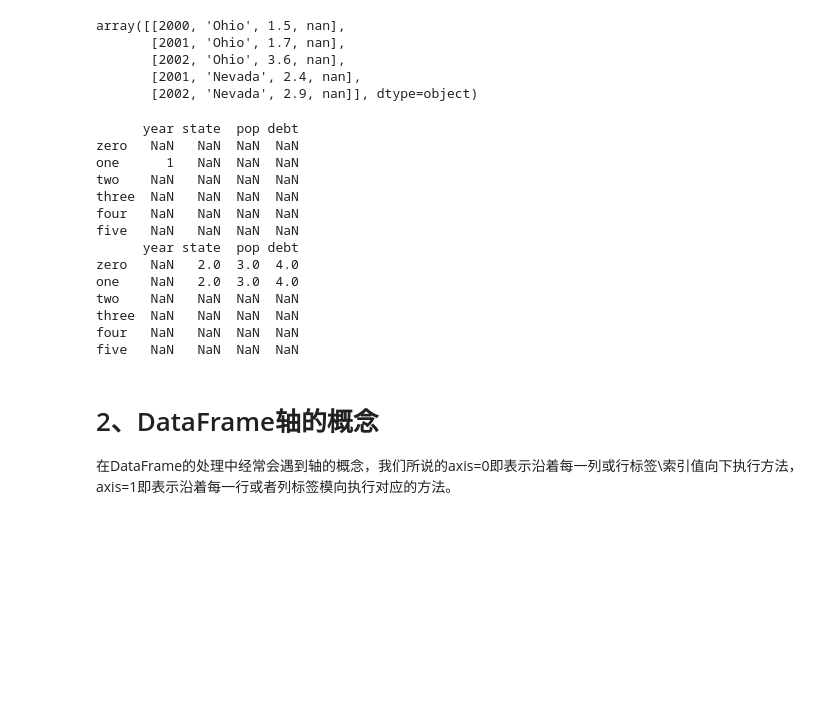
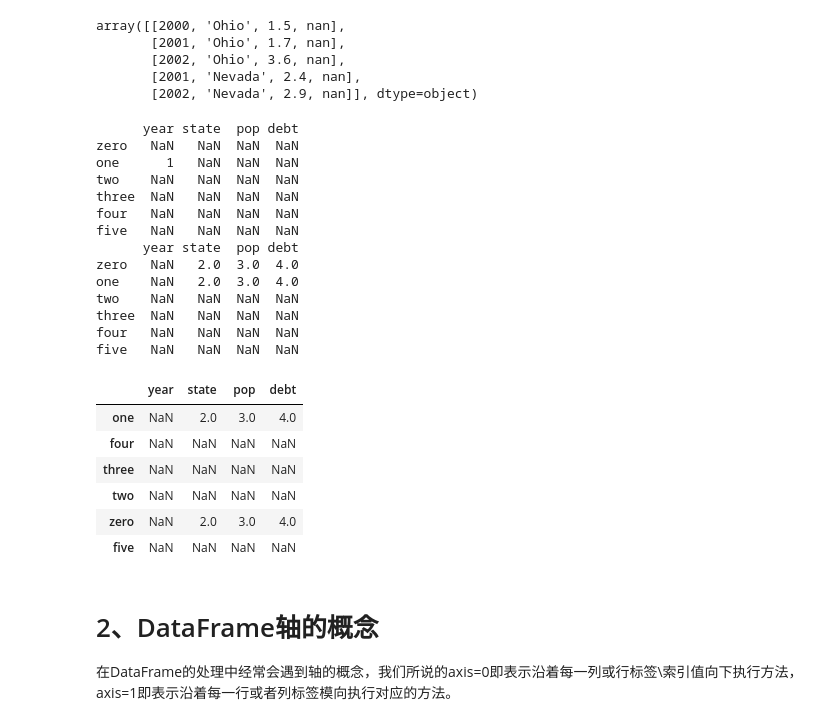
Before and after one commit to huangxioaxie/dl, a Jupyter notebook: code/pythonwork/d2l-zh/pytorch/MyWork/MyStudy/pandasDemo.ipynb, the cells around one changed output. Drawn from its saved outputs; the diff is of its cells as text; code cells hidden in the pictures; blank space fills up the shorter version.

```diff
--- a/code/pythonwork/d2l-zh/pytorch/MyWork/MyStudy/pandasDemo.ipynb
+++ b/code/pythonwork/d2l-zh/pytorch/MyWork/MyStudy/pandasDemo.ipynb
@@ -47,33 +47,42 @@ array([[2000, 'Ohio', 1.5, nan],
 # %%
 ids = ['zero','one','two','three','four','five']
 my_df = pd.DataFrame([],index=ids,columns=['year','state','pop','debt'])
 my_df
 my_df.loc['one','year'] = 1
 print(my_df)
 
 data_line = {}
 data_line['debt'] = 4
 data_line['pop'] = 3
 data_line['state'] = 2
 # data_line['year'] = 1
 my_df.loc['one'] = data_line
 my_df.loc['zero'] = data_line
 print(my_df)
+my_df = my_df.sample(frac = 1) #打乱样本
+my_df
 # %% [output]
       year state  pop debt
 zero   NaN   NaN  NaN  NaN
 one      1   NaN  NaN  NaN
 two    NaN   NaN  NaN  NaN
 three  NaN   NaN  NaN  NaN
 four   NaN   NaN  NaN  NaN
 five   NaN   NaN  NaN  NaN
       year state  pop debt
 zero   NaN   2.0  3.0  4.0
 one    NaN   2.0  3.0  4.0
 two    NaN   NaN  NaN  NaN
 three  NaN   NaN  NaN  NaN
 four   NaN   NaN  NaN  NaN
 five   NaN   NaN  NaN  NaN
+|  | year | state | pop | debt |
+| one | NaN | 2.0 | 3.0 | 4.0 |
+| four | NaN | NaN | NaN | NaN |
+| three | NaN | NaN | NaN | NaN |
+| two | NaN | NaN | NaN | NaN |
+| zero | NaN | 2.0 | 3.0 | 4.0 |
+| five | NaN | NaN | NaN | NaN |
 # %% [markdown]
 # 2、DataFrame轴的概念
  在DataFrame的处理中经常会遇到轴的概念，我们所说的axis=0即表示沿着每一列或行标签\索引值向下执行方法，axis=1即表示沿着每一行或者列标签模向执行对应的方法。
```
Also changed, not shown: 2 other files.
